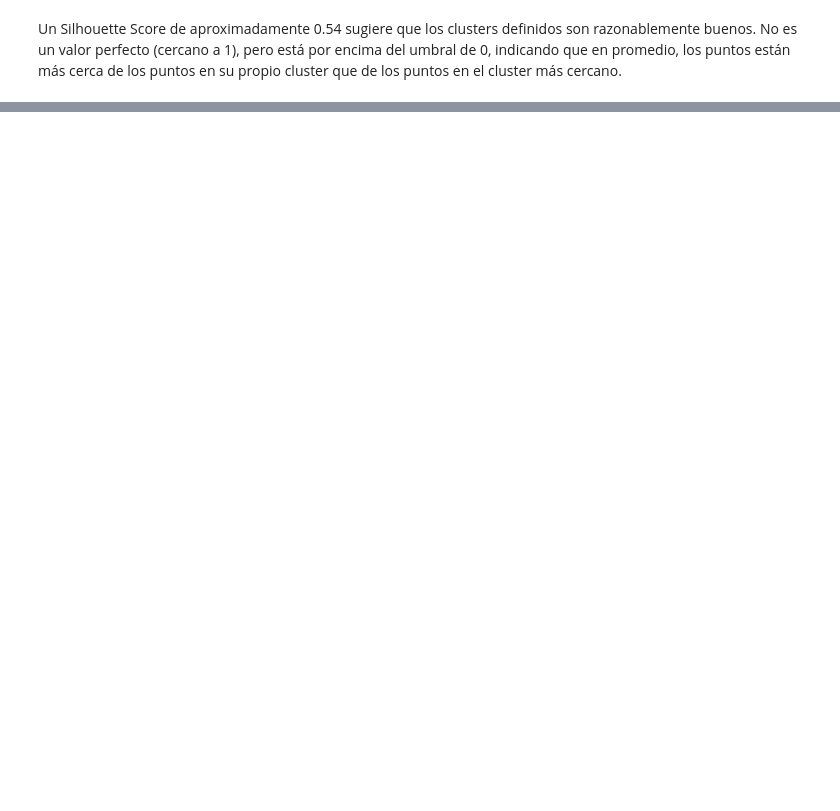
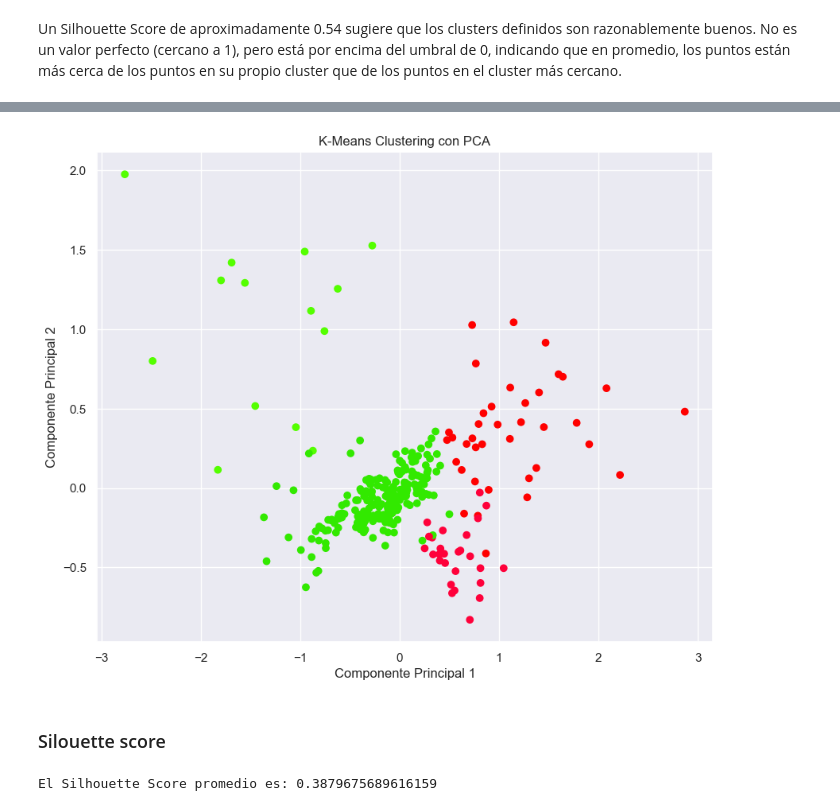
Before and after one commit to LeivaDiego/Proyecto-Mineria, a Jupyter notebook: IPC_EDA_V2.ipynb, the cells around one changed output, grey strips where cells are left out. Drawn from its saved outputs; the diff is of its cells as text; code cells hidden in the pictures; blank space fills up the shorter version.

```diff
--- a/IPC_EDA_V2.ipynb
+++ b/IPC_EDA_V2.ipynb
@@ -1109,0 +1245,8 @@ Un Silhouette Score de aproximadamente 0.54 sugiere que los clusters definidos s
+# %%
+pca = PCA(n_components=2)
+
+# Aplicar PCA a los datos normalizados
+pca_features = pca.fit_transform(new_df_encoded) #Se obtienen los componentes principales
+pca_features_df = pd.DataFrame(data = pca_features, columns=['Componente_1', 'Componente_2'])
+
+pca_features_df.head()
@@ -1109,0 +1260,22 @@ Un Silhouette Score de aproximadamente 0.54 sugiere que los clusters definidos s
+# %%
+plt.figure(figsize=(10, 8))
+plt.scatter(pca_features_df['Componente_1'],
+            pca_features_df['Componente_2'],
+            c=clustering.labels_,
+            cmap='prism')
+
+plt.title('K-Means Clustering con PCA')
+plt.xlabel('Componente Principal 1')
+plt.ylabel('Componente Principal 2')
+plt.show()
+# %% [output]
+[figure, added]
+# %% [markdown]
+### Silouette score
+# %%
+# Calcular el Silhouette Score
+labels = clustering.labels_
+silhouette_avg = silhouette_score(new_df_encoded, labels)
+print('El Silhouette Score promedio es:', silhouette_avg)
+# %% [output]
+El Silhouette Score promedio es: 0.3879675689616159
```
Also changed, not shown: parts of 25 cells of this notebook.
